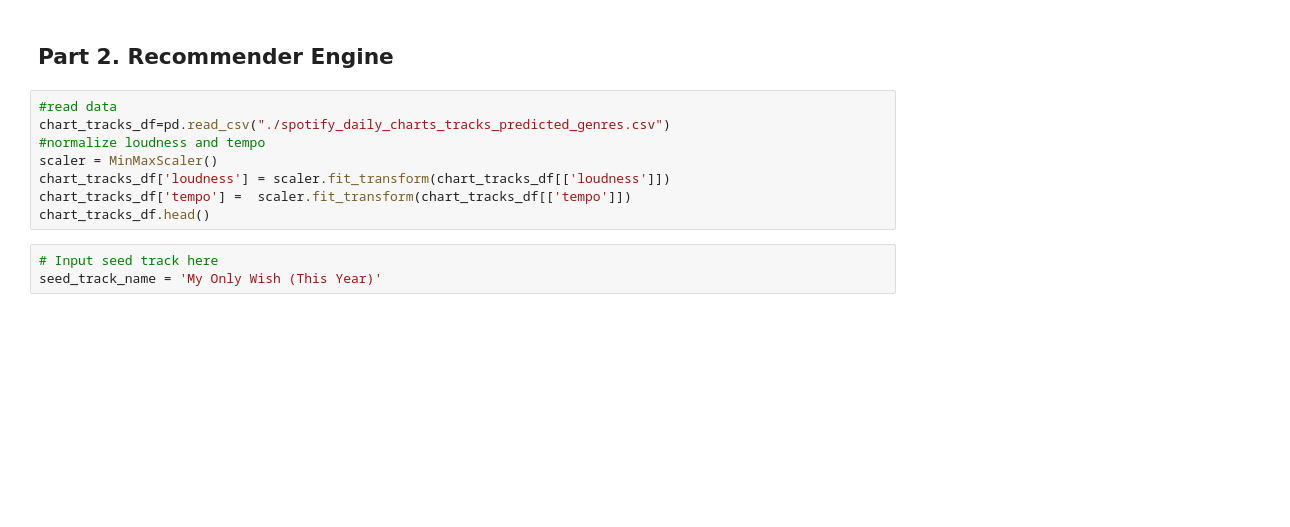
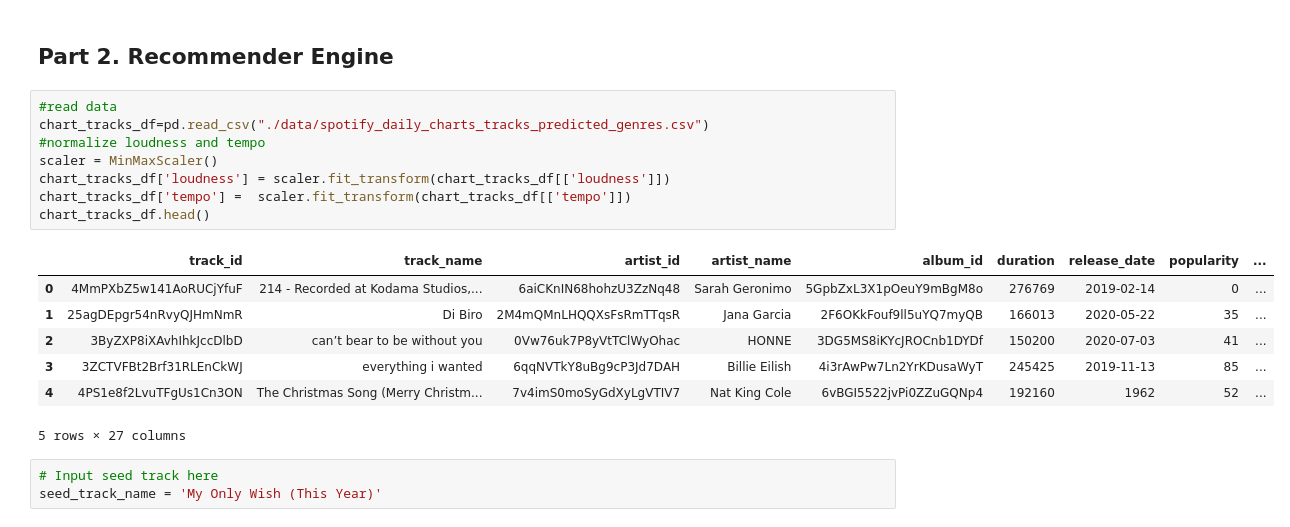
Before and after one commit to wenmi01/dsfc7-sprint02, a Jupyter notebook: notebooks/Sprint2Day8_Exercise_Britney.ipynb, the cells around one changed output. Drawn from its saved outputs; the diff is of its cells as text; blank space fills up the shorter version.

```diff
--- a/notebooks/Sprint2Day8_Exercise_Britney.ipynb
+++ b/notebooks/Sprint2Day8_Exercise_Britney.ipynb
@@ -429,12 +484,20 @@ chart_tracks_df.to_csv("data/spotify_daily_charts_tracks_predicted_genres.csv",
 ## Part 2. Recommender Engine
 # %%
 #read data
-chart_tracks_df=pd.read_csv("./spotify_daily_charts_tracks_predicted_genres.csv")
+chart_tracks_df=pd.read_csv("./data/spotify_daily_charts_tracks_predicted_genres.csv")
 #normalize loudness and tempo
 scaler = MinMaxScaler()
 chart_tracks_df['loudness'] = scaler.fit_transform(chart_tracks_df[['loudness']])
 chart_tracks_df['tempo'] =  scaler.fit_transform(chart_tracks_df[['tempo']])
 chart_tracks_df.head()
+# %% [output]
+|  | track_id | track_name | artist_id | artist_name | album_id | duration | release_date | popularity | ... |
+| 0 | 4MmPXbZ5w141AoRUCjYfuF | 214 - Recorded at Kodama Studios,... | 6aiCKnIN68hohzU3ZzNq48 | Sarah Geronimo | 5GpbZxL3X1pOeuY9mBgM8o | 276769 | 2019-02-14 | 0 | ... |
+| 1 | 25agDEpgr54nRvyQJHmNmR | Di Biro | 2M4mQMnLHQQXsFsRmTTqsR | Jana Garcia | 2F6OKkFouf9ll5uYQ7myQB | 166013 | 2020-05-22 | 35 | ... |
+| 2 | 3ByZXP8iXAvhIhkJccDlbD | can’t bear to be without you | 0Vw76uk7P8yVtTClWyOhac | HONNE | 3DG5MS8iKYcJROCnb1DYDf | 150200 | 2020-07-03 | 41 | ... |
+| 3 | 3ZCTVFBt2Brf31RLEnCkWJ | everything i wanted | 6qqNVTkY8uBg9cP3Jd7DAH | Billie Eilish | 4i3rAwPw7Ln2YrKDusaWyT | 245425 | 2019-11-13 | 85 | ... |
+| 4 | 4PS1e8f2LvuTFgUs1Cn3ON | The Christmas Song (Merry Christm... | 7v4imS0moSyGdXyLgVTIV7 | Nat King Cole | 6vBGI5522jvPi0ZZuGQNp4 | 192160 | 1962 | 52 | ... |
+5 rows × 27 columns
 # %%
 # Input seed track here
 seed_track_name = 'My Only Wish (This Year)'
```
Also changed, not shown: parts of 14 cells of this notebook, 5 other files.
